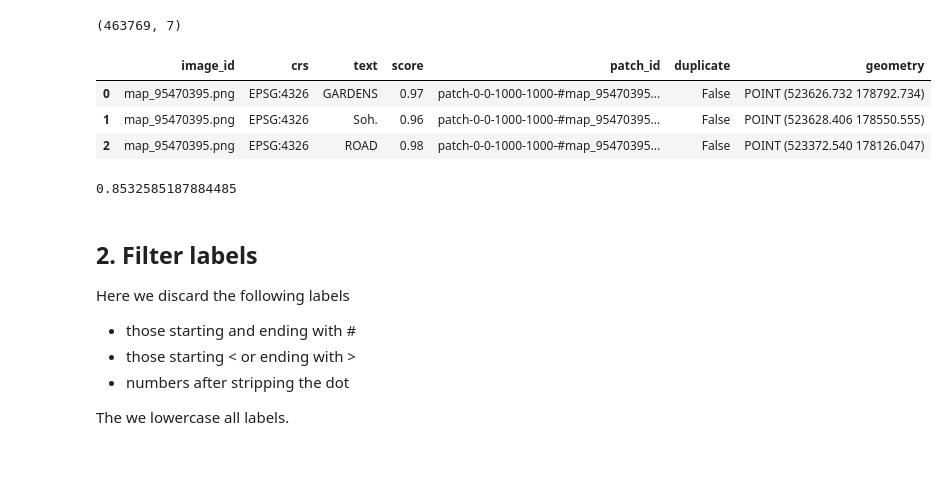
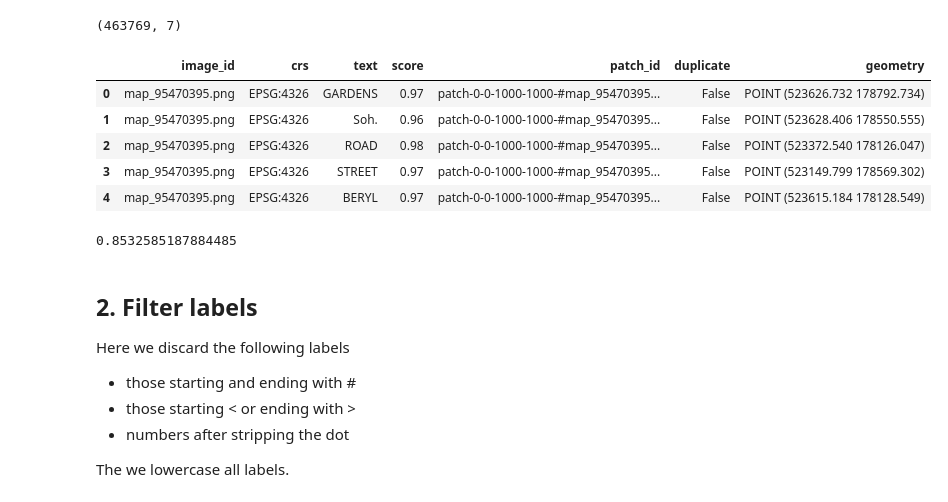
Before and after one commit to maps-as-data/imago-mundi-forum-2024, a Jupyter notebook: imago_mundi_railspace_2024_data_polygons.ipynb, the cells around one changed output. Saved outputs shown, nothing was run; the diff lists cells and outputs as text; code cells hidden in the pictures; blank space fills up the shorter version.

```diff
--- a/imago_mundi_railspace_2024_data_polygons.ipynb
+++ b/imago_mundi_railspace_2024_data_polygons.ipynb
@@ -53,18 +53,20 @@ predictions = predictions[predictions["new_predicted_label"]=="railspace"]
 # 1.2 load the geojson with spotted text
 
 # we use the file that has been converted to point data
-spotted_text = gpd.read_file("../geo_predictions_deduplicated_point.json")
-spotted_text.to_crs(epsg=27700, inplace=True)
-spotted_text.shape
+recognised_text = gpd.read_file("../geo_predictions_deduplicated_point.json")
+recognised_text.to_crs(epsg=27700, inplace=True)
+recognised_text.shape
 # %% [output]
 (463769, 7)
 # %%
-#1.3 view spotted_text df
+#1.3 view recognised_text df
 
-spotted_text.head(3)
+recognised_text.head()
 # %% [output]
 |  | image_id | crs | text | score | patch_id | duplicate | geometry |
 | 0 | map_95470395.png | EPSG:4326 | GARDENS | 0.97 | patch-0-0-1000-1000-#map_95470395... | False | POINT (523626.732 178792.734) |
 | 1 | map_95470395.png | EPSG:4326 | Soh. | 0.96 | patch-0-0-1000-1000-#map_95470395... | False | POINT (523628.406 178550.555) |
 | 2 | map_95470395.png | EPSG:4326 | ROAD | 0.98 | patch-0-0-1000-1000-#map_95470395... | False | POINT (523372.540 178126.047) |
+| 3 | map_95470395.png | EPSG:4326 | STREET | 0.97 | patch-0-0-1000-1000-#map_95470395... | False | POINT (523149.799 178569.302) |
+| 4 | map_95470395.png | EPSG:4326 | BERYL | 0.97 | patch-0-0-1000-1000-#map_95470395... | False | POINT (523615.184 178128.549) |
 # %%
```
Also changed, not shown: parts of 84 cells of this notebook.
